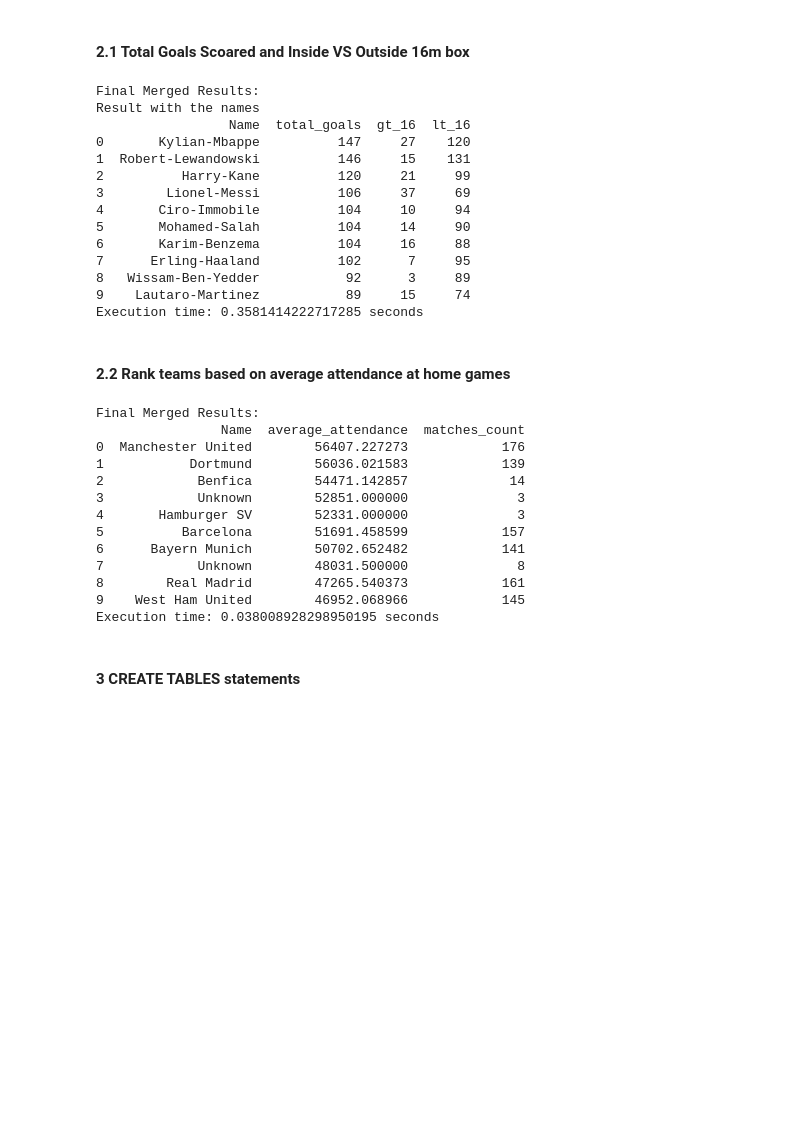
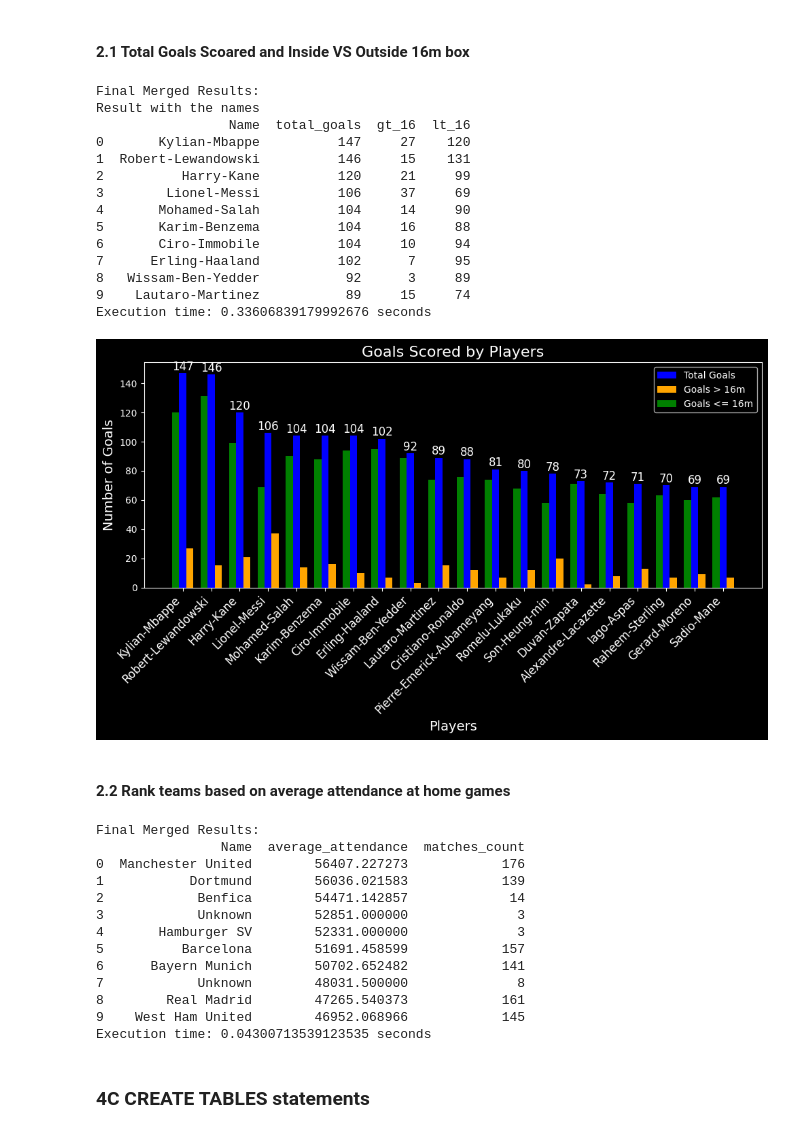
Before and after one commit to vramdavtyan/DBProjects, a Jupyter notebook: MongoQueries.ipynb, the cells around one changed output. Cells and saved outputs as stored; diff of their text form; code cells hidden in the pictures; blank space fills up the shorter version.

```diff
--- a/MongoQueries.ipynb
+++ b/MongoQueries.ipynb
@@ -191,6 +192,8 @@ def MongoQ2_1():
     # df=df.sort_values(by='total_goals',ascending=False)
     print(df.head(10))
 
+    return df.head(20)
+
 
 result, execution_time=MongoQ2_1()
 # %% [output]
@@ -201,13 +204,17 @@ Result with the names
 1  Robert-Lewandowski          146     15    131
 2          Harry-Kane          120     21     99
 3        Lionel-Messi          106     37     69
-4       Ciro-Immobile          104     10     94
-5       Mohamed-Salah          104     14     90
-6       Karim-Benzema          104     16     88
+4       Mohamed-Salah          104     14     90
+5       Karim-Benzema          104     16     88
+6       Ciro-Immobile          104     10     94
 7      Erling-Haaland          102      7     95
 8   Wissam-Ben-Yedder           92      3     89
 9    Lautaro-Martinez           89     15     74
-Execution time: 0.3581414222717285 seconds
+Execution time: 0.33606839179992676 seconds
+# %%
+plot_goals_bar_chart(result)
+# %% [output]
+[figure, added]
 # %% [markdown]
 #### 2.2 Rank teams based on average attendance at home games
 # %%
@@ -285,7 +292,7 @@ Final Merged Results:
 7            Unknown        48031.500000              8
 8        Real Madrid        47265.540373            161
 9    West Ham United        46952.068966            145
-Execution time: 0.038008928298950195 seconds
+Execution time: 0.04300713539123535 seconds
 # %% [markdown]
-#### 3 CREATE TABLES statements
+### 4C CREATE TABLES statements
 # %%
```
Also changed, not shown: parts of 8 cells of this notebook, 7 other files.
